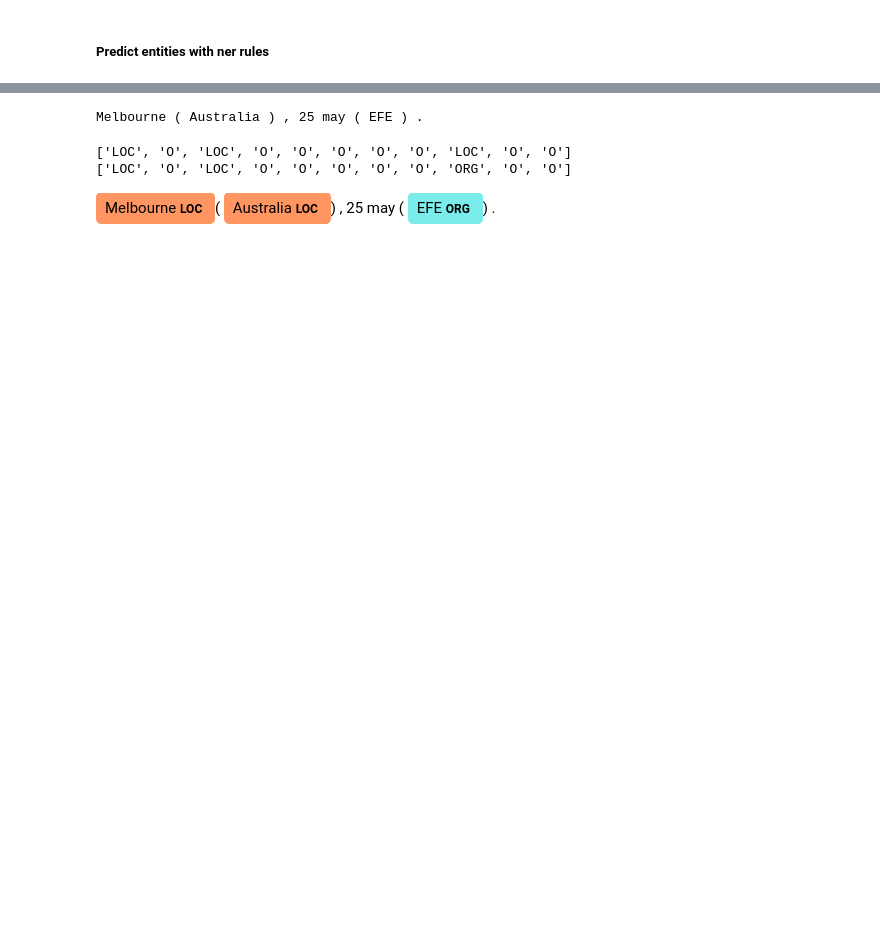
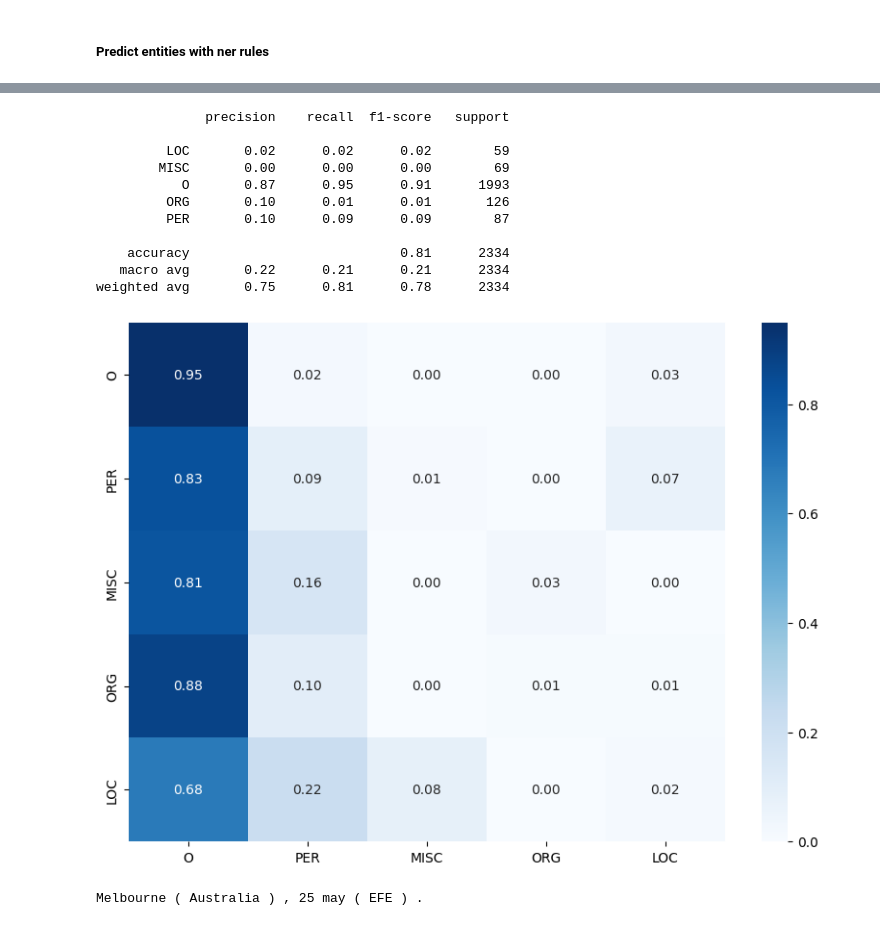
Before and after one commit to jrabag/ga-lener-es, a Jupyter notebook: NER EA.ipynb, the cells around one changed output, grey strips where cells are left out. Drawn from its saved outputs; the diff is of its cells as text; code cells hidden in the pictures; blank space fills up the shorter version.

```diff
--- a/NER EA.ipynb
+++ b/NER EA.ipynb
@@ -724,3 +1482,20 @@ weighted avg       0.95      0.95      0.95      7106
+# %%
+t = 2334# 19+14 +51+5#+43+14+46
+print(classification_report(entity_map[target_data_all[:t]], predict[:t]))
+print_cm(entity_map[target_data_all[:t]], predict[:t], entity_map)
+# %% [output]
+              precision    recall  f1-score   support
+
+         LOC       0.02      0.02      0.02        59
+        MISC       0.00      0.00      0.00        69
+           O       0.87      0.95      0.91      1993
+         ORG       0.10      0.01      0.01       126
+         PER       0.10      0.09      0.09        87
+
+    accuracy                           0.81      2334
+   macro avg       0.22      0.21      0.21      2334
+weighted avg       0.75      0.81      0.78      2334
+[figure, added]
 # %%
 # add tagger to the pipeline to spacy_ner_doc
 nlp2 = spacy.load("es_core_news_md", disable=["ner"])
@@ -765,14 +1508,0 @@ for index_rule in range(array_rules.shape[0]):
-# %%
-votes[:,0] = (votes[:,1:].sum(axis=1)/2)
-votes[:,0] = np.where(votes[:,0] > 0.5, votes[:,0], 0.5)
-predicted_entities = entity_map[votes.argmax(axis=1)].tolist()
-print(predicted_entities)
-print(target)
-# %% [output]
-['LOC', 'O', 'LOC', 'O', 'O', 'O', 'O', 'O', 'LOC', 'O', 'O']
-['LOC', 'O', 'LOC', 'O', 'O', 'O', 'O', 'O', 'ORG', 'O', 'O']
-# %%
-spacy.displacy.render(
-    doc_spa, style="ent", jupyter=True, options={"distance": 100})
-# %% [output]
-Melbourne LOC ( Australia LOC ) , 25 may ( EFE ORG ) .
```
Also changed, not shown: parts of 170 cells of this notebook, 9 other files.
